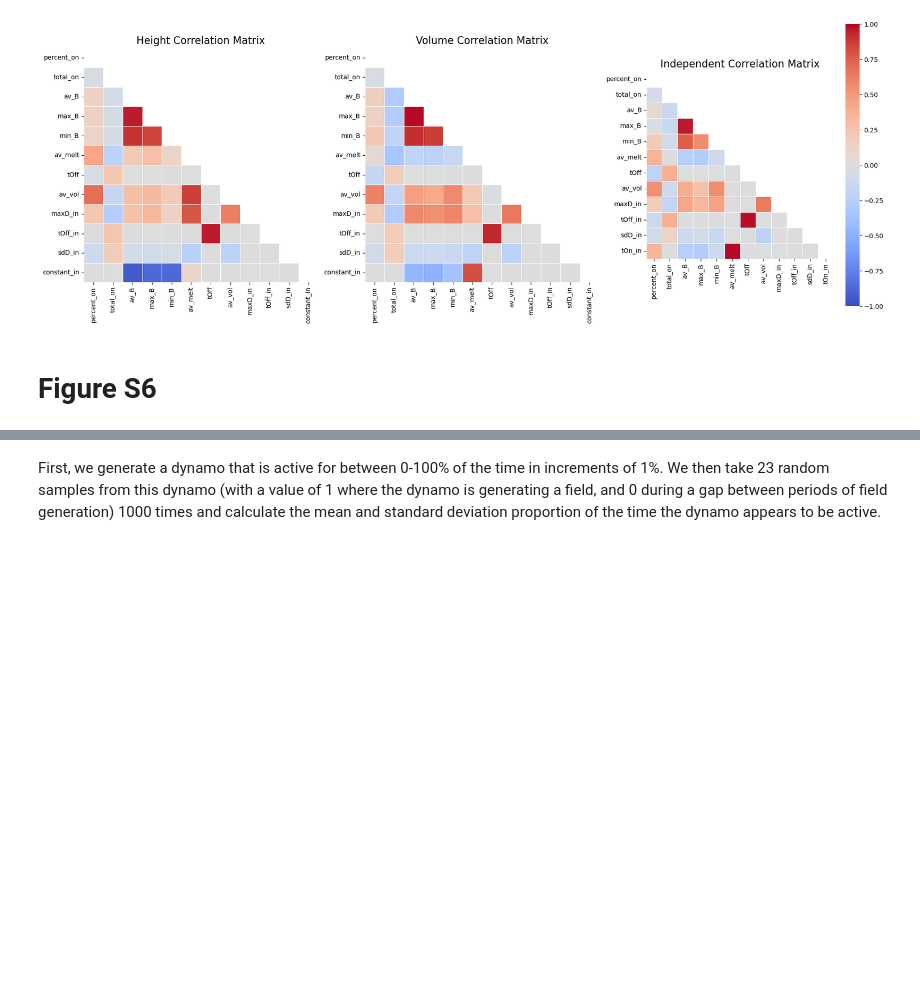
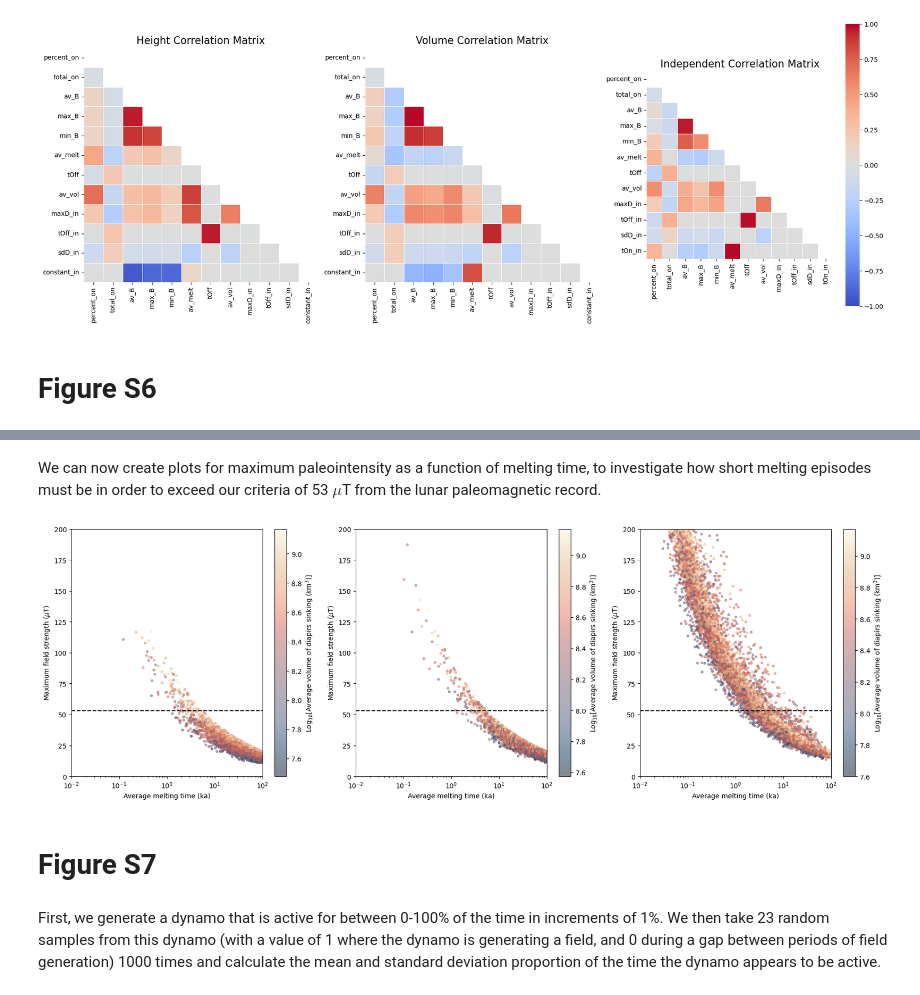
Before and after one commit to TinySpaceMagnet/LunarDynamo, a Jupyter notebook: Supplementary_Figures.ipynb, the cells around one changed output, grey strips where cells are left out. Drawn from its saved outputs; the diff is of its cells as text; code cells hidden in the pictures; blank space fills up the shorter version.

Commit message:
Updated Supplementary Figures Notebook

```diff
--- a/Supplementary_Figures.ipynb
+++ b/Supplementary_Figures.ipynb
@@ -303,0 +317,10 @@ plt.show()
+# %%
+# Load the data
+#Melting Scenario 1
+height_prop = pd.read_csv("Height_B_vs_time.csv")
+
+#Melting Scenario 2
+volume_prop = pd.read_csv("Volume_B_vs_time.csv")
+
+#Melting Scenario 3
+independent_prop = pd.read_csv("Independent_B_vs_time.csv")
@@ -304,3 +374,72 @@ plt.show()
+# %% [markdown]
+We can now create plots for maximum paleointensity as a function of melting time, to investigate how short melting episodes must be in order to exceed our criteria of 53 $\mu$T from the lunar paleomagnetic record.
+# %%
+# Set the figsize to have a 1:1 aspect ratio for each plot
+fig, axes = plt.subplots(1, 3, figsize=(18, 6))
+
+# Height Properties
+# Plot 1 (left)
+scatter1 = axes[0].scatter(height_prop['av_melt'],
+                           height_prop['max_B'],
+                           s=10,
+                           c=np.log10(height_prop['av_vol']),
+                           cmap=SCM8.lipari,
+                           alpha=0.5)
+axes[0].axhline(y=53, color='black', linestyle='--')
+axes[0].set_xlabel('Average melting time (ka)')
+axes[0].set_ylabel('Maximum field strength ($\mu$T)')
+axes[0].set_xscale('log')
+axes[0].set_xlim([1e-2, 1e2])
+axes[0].set_ylim([0,200])
+
+# Create a color bar for the first scatter plot
+cbar1 = plt.colorbar(scatter1, ax=axes[0])
+cbar1.set_label('Log$_{10}$[Average volume of diapirs sinking (km$^3$)]')
+
+# Volume Properties
+# Plot 2 (middle)
+scatter2 = axes[1].scatter(volume_prop['av_melt'],
+                           volume_prop['max_B'],
+                           s=10,
+                           c=np.log10(volume_prop['av_vol']),
+                           cmap=SCM8.lipari,
+                           alpha=0.5)
+axes[1].axhline(y=53, color='black', linestyle='--')
+axes[1].set_xlabel('Average melting time (ka)')
+axes[1].set_ylabel('Maximum field strength ($\mu$T)')
+axes[1].set_xscale('log')
+axes[1].set_xlim([1e-2, 1e2])
+axes[1].set_ylim([0,200])
+
+# Create a color bar for the second scatter plot
+cbar2 = plt.colorbar(scatter2, ax=axes[1])
+cbar2.set_label('Log$_{10}$[Average volume of diapirs sinking (km$^3$)]')
+
+# Independent properties
+# Plot 3 (right)
+scatter3 = axes[2].scatter(independent_prop['av_melt'],
+                           independent_prop['max_B'],
+                           s=10,
+                           c=np.log10(independent_prop['av_vol']),
+                           cmap=SCM8.lipari,
+                           alpha=0.5)
+axes[2].axhline(y=53, color='black', linestyle='--')
+axes[2].set_xlabel('Average melting time (ka)')
+axes[2].set_ylabel('Maximum field strength ($\mu$T)')
+axes[2].set_xscale('log')
+axes[2].set_xlim([1e-2, 1e2])
+axes[2].set_ylim([0,200])
+
+# Create a color bar for the third scatter plot
+cbar3 = plt.colorbar(scatter3, ax=axes[2])
+cbar3.set_label('Log$_{10}$[Average volume of diapirs sinking (km$^3$)]')
+
+plt.tight_layout()
+plt.show()
+# %% [output]
+[figure, added]
+# %% [markdown]
+# Figure S7
 # %% [markdown]
 First, we generate a dynamo that is active for between 0-100% of the time in increments of 1%.  We then take 23 random samples from this dynamo (with a value of 1 where the dynamo is generating a field, and 0 during a gap between periods of field generation) 1000 times and calculate the mean and standard deviation proportion of the time the dynamo appears to be active.
 # %%
```
Also changed, not shown: parts of 4 cells of this notebook.
